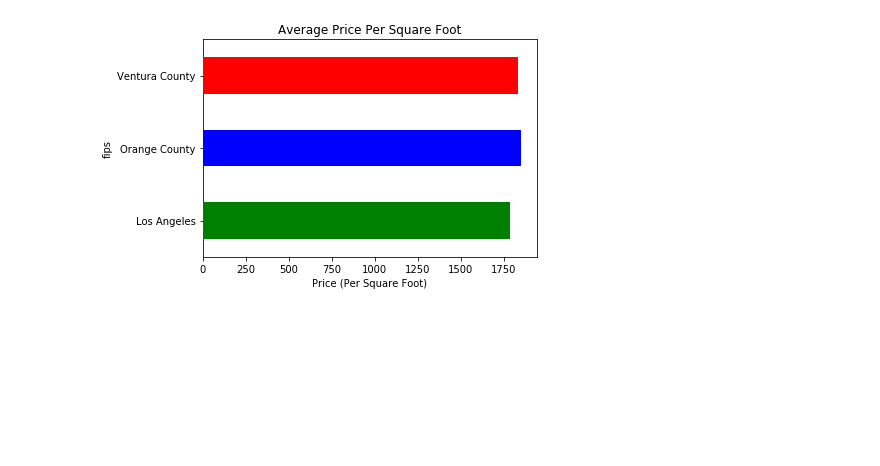
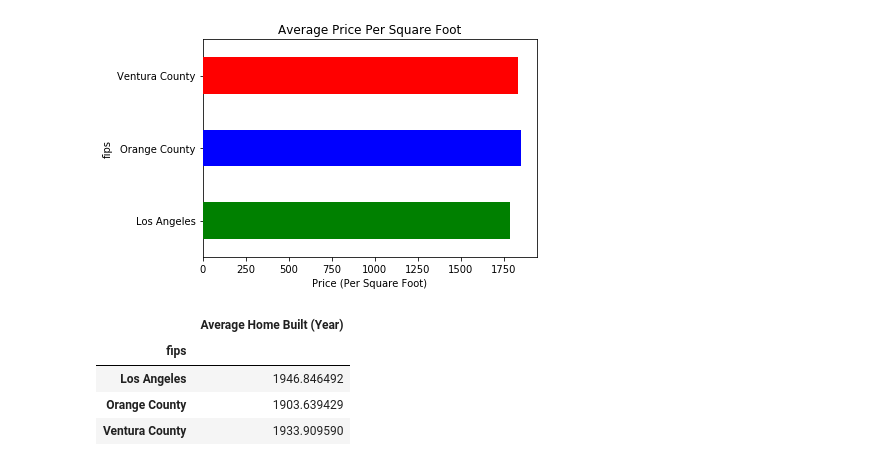
Before and after one commit to equilibrium360/zillow_analytics, a Jupyter notebook: brandon_zillow/New.ipynb, the cells around one changed output. Cells and saved outputs as stored; diff of their text form; code cells hidden in the pictures; blank space fills up the shorter version.

```diff
--- a/brandon_zillow/New.ipynb
+++ b/brandon_zillow/New.ipynb
@@ -125,0 +136,10 @@ Text(0.5,0,'Price (Per Square Foot)')
+# %%
+houseAge_df = pd.DataFrame({"Average Home Built (Year)": houseAge})
+newHouseAge_df = houseAge_df[(houseAge_df.T !=0).any()]
+newHouseAge_df
+# %% [output]
+|  | Average Home Built (Year) |
+| fips |  |
+| Los Angeles | 1946.846492 |
+| Orange County | 1903.639429 |
+| Ventura County | 1933.909590 |
```
Also changed, not shown: parts of 10 cells of this notebook.
